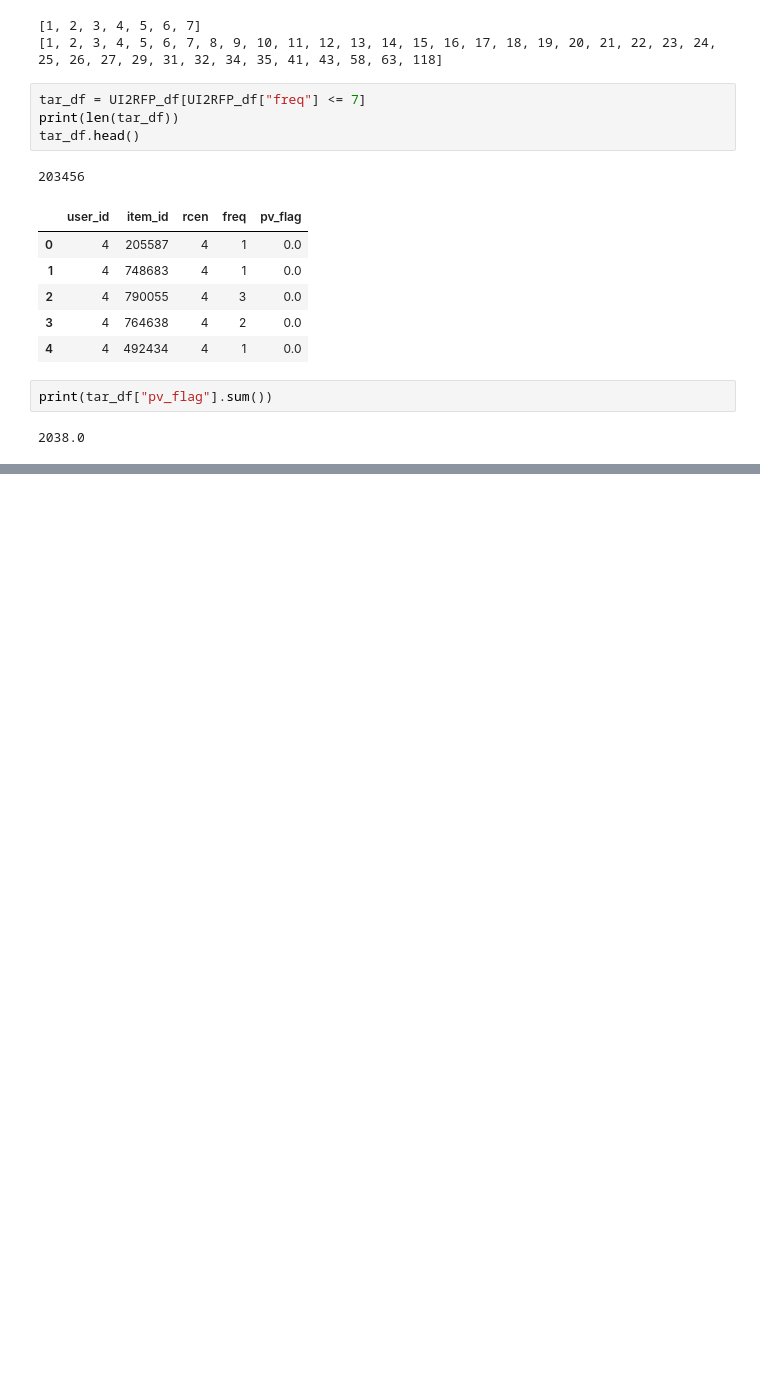
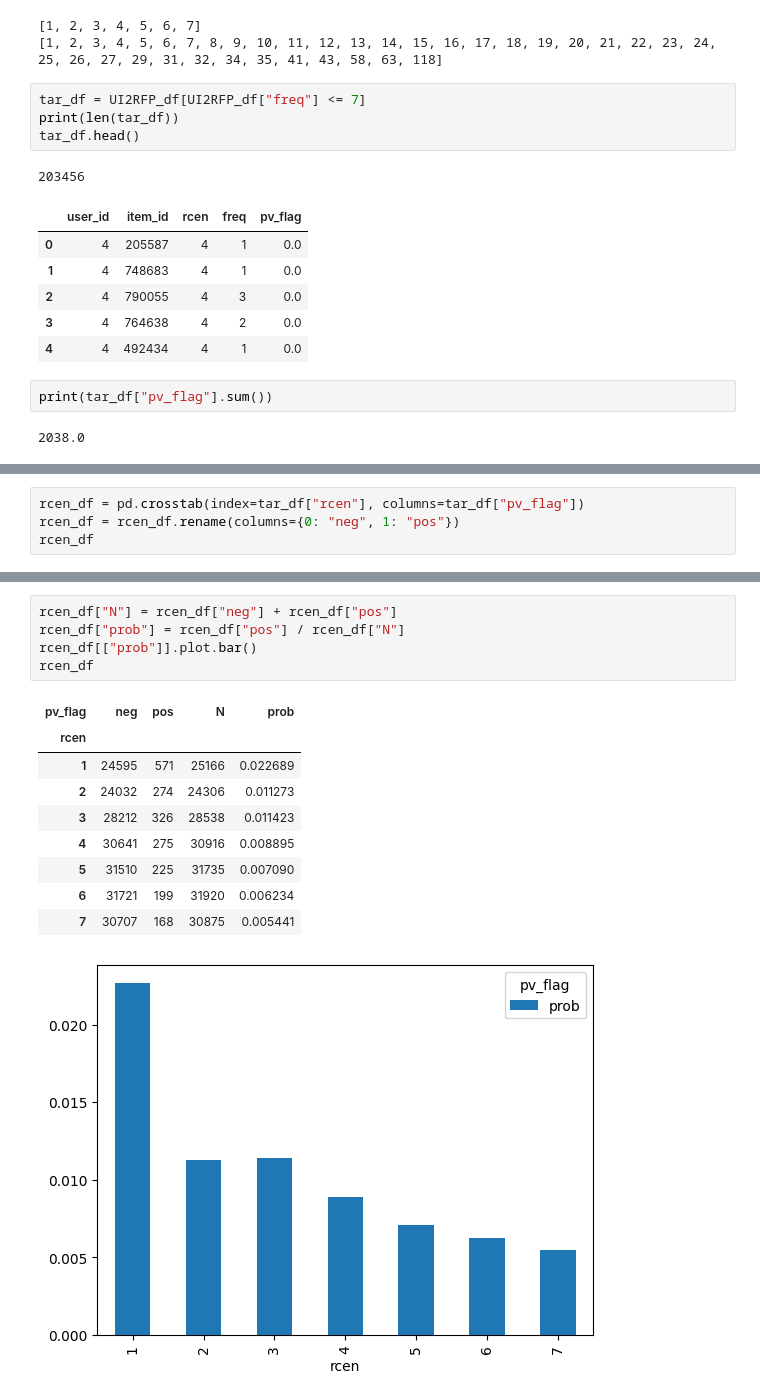
Before and after one commit to maton369/PyOptBook_Practice, a Jupyter notebook: 7_reccommendation/recommendation.ipynb, the cells around one changed output, grey strips where cells are left out. Cells and saved outputs as stored; diff of their text form; blank space fills up the shorter version.

```diff
--- a/7_reccommendation/recommendation.ipynb
+++ b/7_reccommendation/recommendation.ipynb
@@ -172,0 +183,4 @@ rcen_df
+# %%
+rcen_df = pd.crosstab(index=tar_df["rcen"], columns=tar_df["pv_flag"])
+rcen_df = rcen_df.rename(columns={0: "neg", 1: "pos"})
+rcen_df
@@ -172,0 +197,16 @@ rcen_df
+# %%
+rcen_df["N"] = rcen_df["neg"] + rcen_df["pos"]
+rcen_df["prob"] = rcen_df["pos"] / rcen_df["N"]
+rcen_df[["prob"]].plot.bar()
+rcen_df
+# %% [output]
+| pv_flag | neg | pos | N | prob |
+| rcen |  |  |  |  |
+| 1 | 24595 | 571 | 25166 | 0.022689 |
+| 2 | 24032 | 274 | 24306 | 0.011273 |
+| 3 | 28212 | 326 | 28538 | 0.011423 |
+| 4 | 30641 | 275 | 30916 | 0.008895 |
+| 5 | 31510 | 225 | 31735 | 0.007090 |
+| 6 | 31721 | 199 | 31920 | 0.006234 |
+| 7 | 30707 | 168 | 30875 | 0.005441 |
+[figure, added]
```
Also changed, not shown: parts of 12 cells of this notebook.
